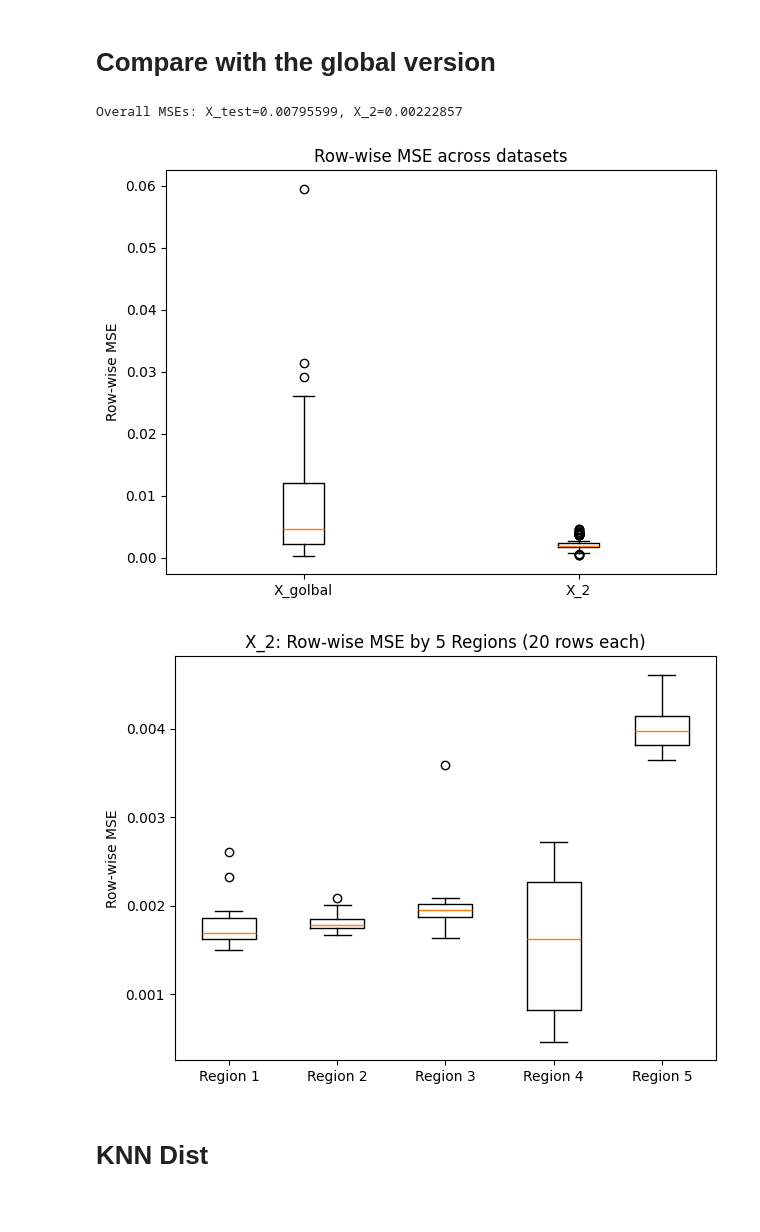
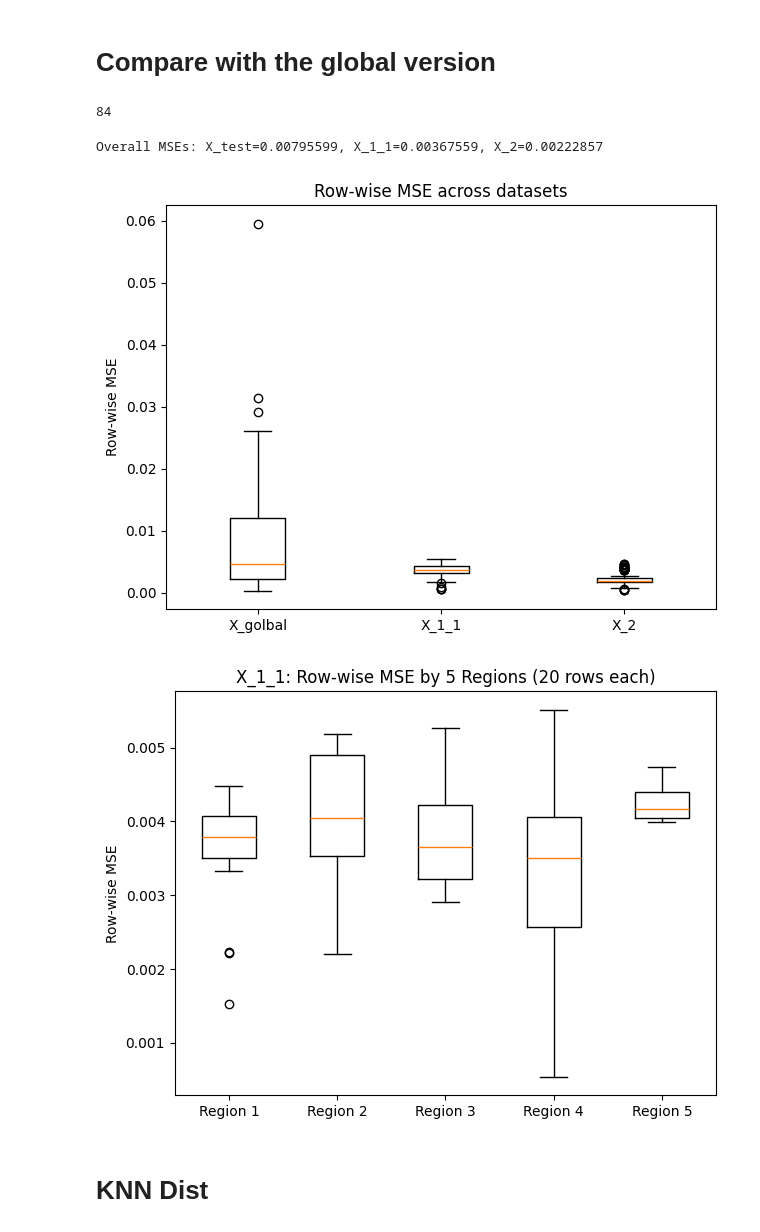
Before and after one commit to Aether-Ren/Multioutput_FixedG_GP, a Jupyter notebook: LocalDisease/RV_LD.ipynb, the cells around one changed output. Drawn from its saved outputs; the diff is of its cells as text; code cells hidden in the pictures.

```diff
--- a/LocalDisease/RV_LD.ipynb
+++ b/LocalDisease/RV_LD.ipynb
@@ -63,6 +63,16 @@ PE_X_test = pd.read_csv('Result/PE_result//PE_X_result.csv', header=None, delimi
 # PE_X_1_1 = pd.read_csv('Result/PE_result/PE_X_1_1_result.csv', header=None, delimiter=',').values
 # PE_X_1_5 = pd.read_csv('Result/PE_result/PE_X_1_5_result.csv', header=None, delimiter=',').values
 PE_X_2 = pd.read_csv('Result/PE_result/PE_X_2_result.csv', header=None, delimiter=',').values
+# %%
+X_1_1 = pd.read_csv('X_1_1.csv', header=None, delimiter=',').values
+
+PE_X_1_1 = pd.read_csv('Result/PE_result/PE_X_1_1_result.csv', header=None, delimiter=',').values
+# %%
+PE_X_1_1.shape[0]
+# %% [output]
+84
+# %%
+X_1_1 = X_1_1[:PE_X_1_1.shape[0], :]
 # %%
 def rowwise_mse(A: np.ndarray, B: np.ndarray, name: str):
 
@@ -78,49 +88,49 @@ def rowwise_mse(A: np.ndarray, B: np.ndarray, name: str):
 
 
 mse_test = rowwise_mse(X_test, PE_X_test, "X_test")
-# mse_1_1  = rowwise_mse(X_1_1,  PE_X_1_1,  "X_1_1")
+mse_1_1  = rowwise_mse(X_1_1,  PE_X_1_1,  "X_1_1")
 # mse_1_5  = rowwise_mse(X_1_5,  PE_X_1_5,  "X_1_5")
 mse_2  = rowwise_mse(X_2,  PE_X_2,  "X_2")
 
 
 print("Overall MSEs:",
       f"X_test={mse_test.mean():.6g},",
-    #   f"X_1_1={mse_1_1.mean():.6g},",
+      f"X_1_1={mse_1_1.mean():.6g},",
     #   f"X_1_5={mse_1_5.mean():.6g}",
       f"X_2={mse_2.mean():.6g}")
 # %% [output]
-Overall MSEs: X_test=0.00795599, X_2=0.00222857
+Overall MSEs: X_test=0.00795599, X_1_1=0.00367559, X_2=0.00222857
 # %%
 plt.figure()
 # plt.boxplot([mse_test, mse_1_1, mse_1_5, mse_2], vert=True,
 #             labels=["X_golbal", "X_1_1", "X_1_5", "X_2"])
-plt.boxplot([mse_test, mse_2], vert=True,
-            labels=["X_golbal", "X_2"])
+plt.boxplot([mse_test, mse_1_1, mse_2], vert=True,
+            labels=["X_golbal", "X_1_1", "X_2"])
 plt.ylabel("Row-wise MSE")
 plt.title("Row-wise MSE across datasets")
 plt.tight_layout()
 plt.show()
 # %% [output]
-[figure, old version]
+[figure, new version]
 # %%
 region_size = 20
 regions = []
 labels = []
 for i in range(5):
     start = i * region_size
     end   = (i + 1) * region_size
-    regions.append(mse_2[start:end])
+    regions.append(mse_1_1[start:end])
     labels.append(f"Region {i+1}")
 
 
 plt.figure()
 plt.boxplot(regions, vert=True, labels=labels)
 plt.ylabel("Row-wise MSE")
-plt.title("X_2: Row-wise MSE by 5 Regions (20 rows each)")
+plt.title("X_1_1: Row-wise MSE by 5 Regions (20 rows each)")
 plt.tight_layout()
 plt.show()
 # %% [output]
-[figure, old version]
+[figure, new version]
 # %% [markdown]
 # KNN Dist
 # %%
```
Also changed, not shown: parts of 2 cells of this notebook, 3 other files.
